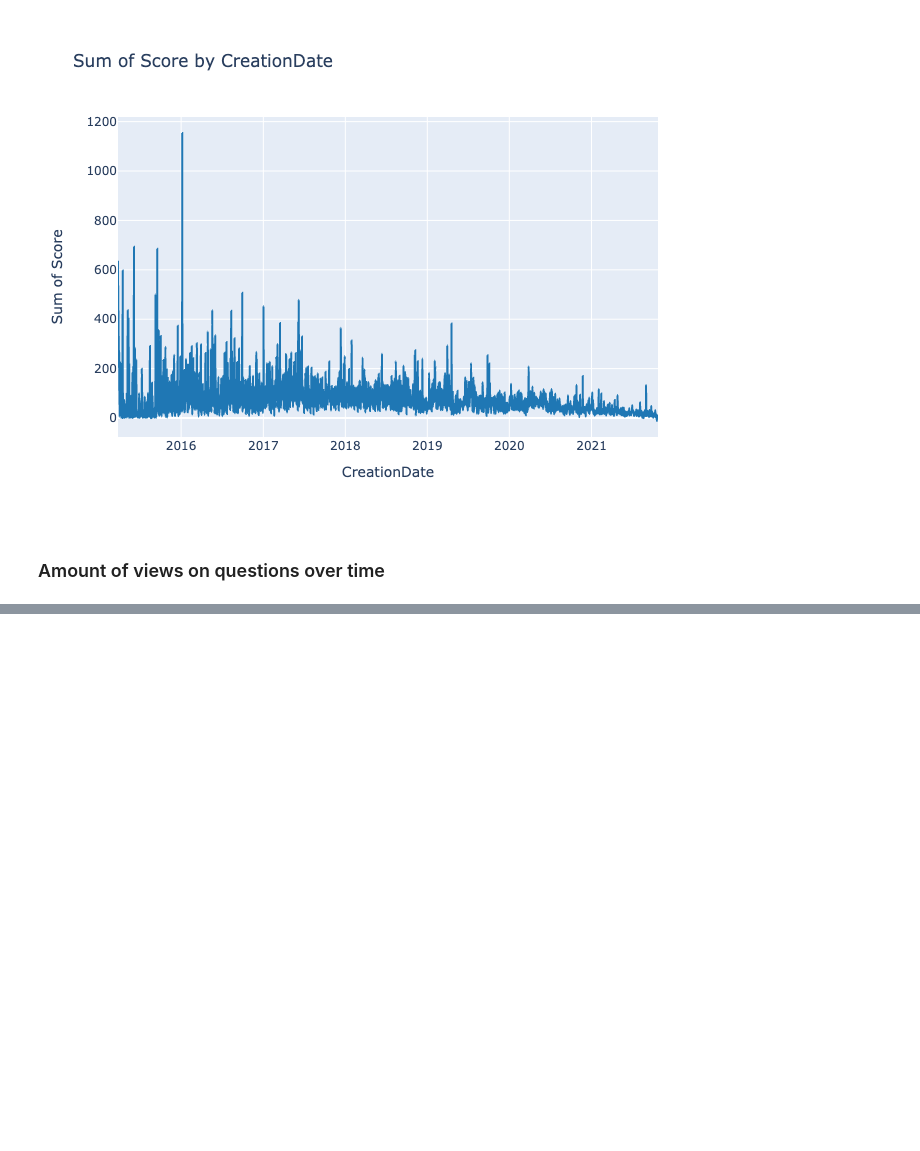
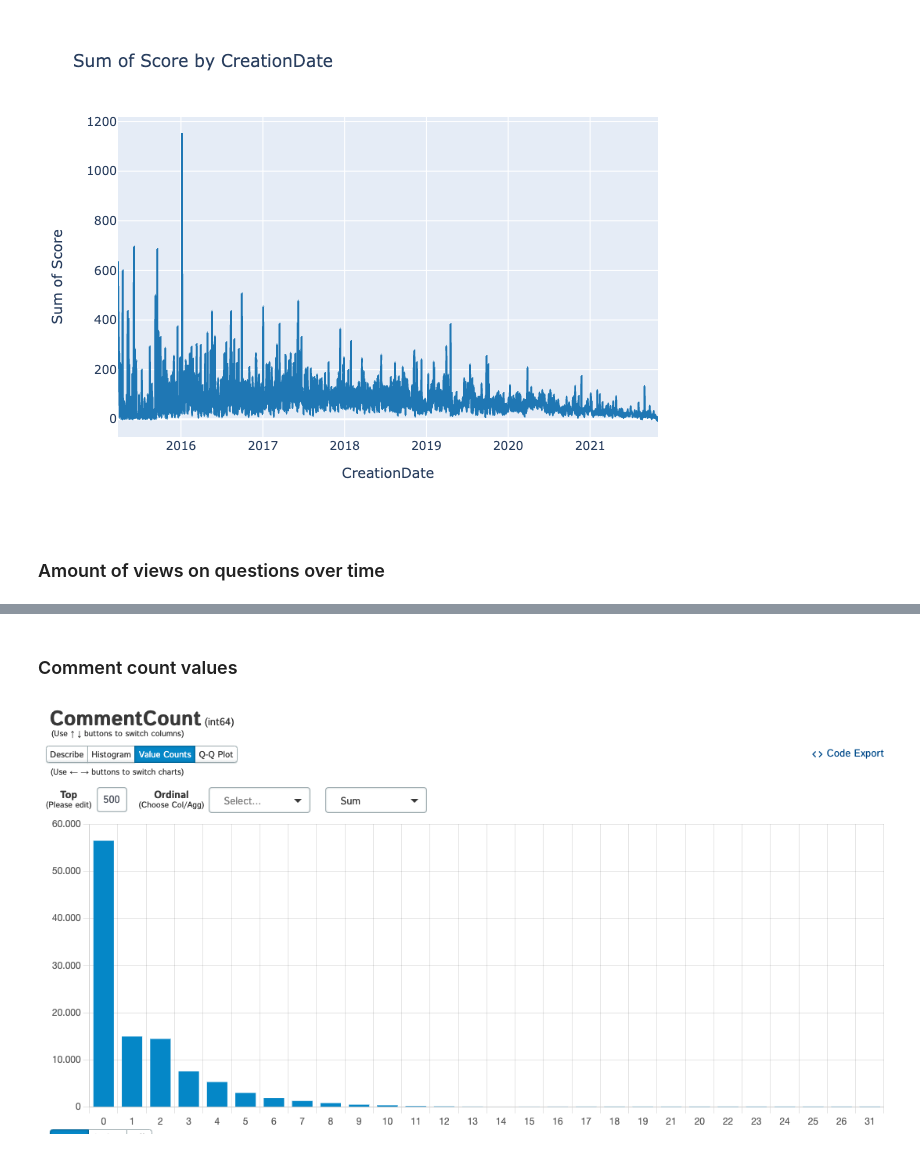
Before and after one commit to gabibguedes/TCC_preliminary_results, a Jupyter notebook: notebooks/PreliminaryResults.ipynb, the cells around one changed output, grey strips where cells are left out. Saved outputs shown, nothing was run; the diff lists cells and outputs as text; code cells hidden in the pictures; blank space fills up the shorter version.

```diff
--- a/notebooks/PreliminaryResults.ipynb
+++ b/notebooks/PreliminaryResults.ipynb
@@ -150,0 +156,6 @@ Image(filename='../images/amount_viewcount_by_date.png')
+# %% [markdown]
+### Comment count values
+# %%
+Image(filename='../images/value_comment.png')
+# %% [output]
+[figure, added]
```
Also changed, not shown: parts of 20 cells of this notebook, 16 other files.
